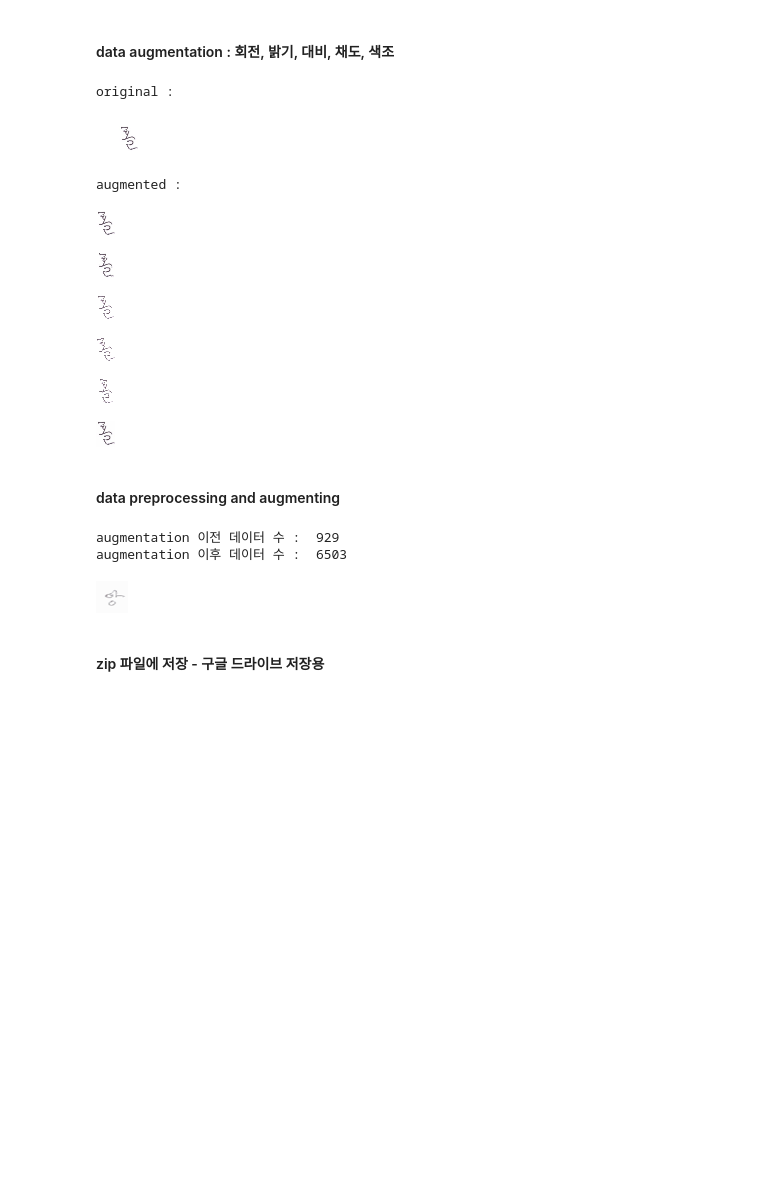
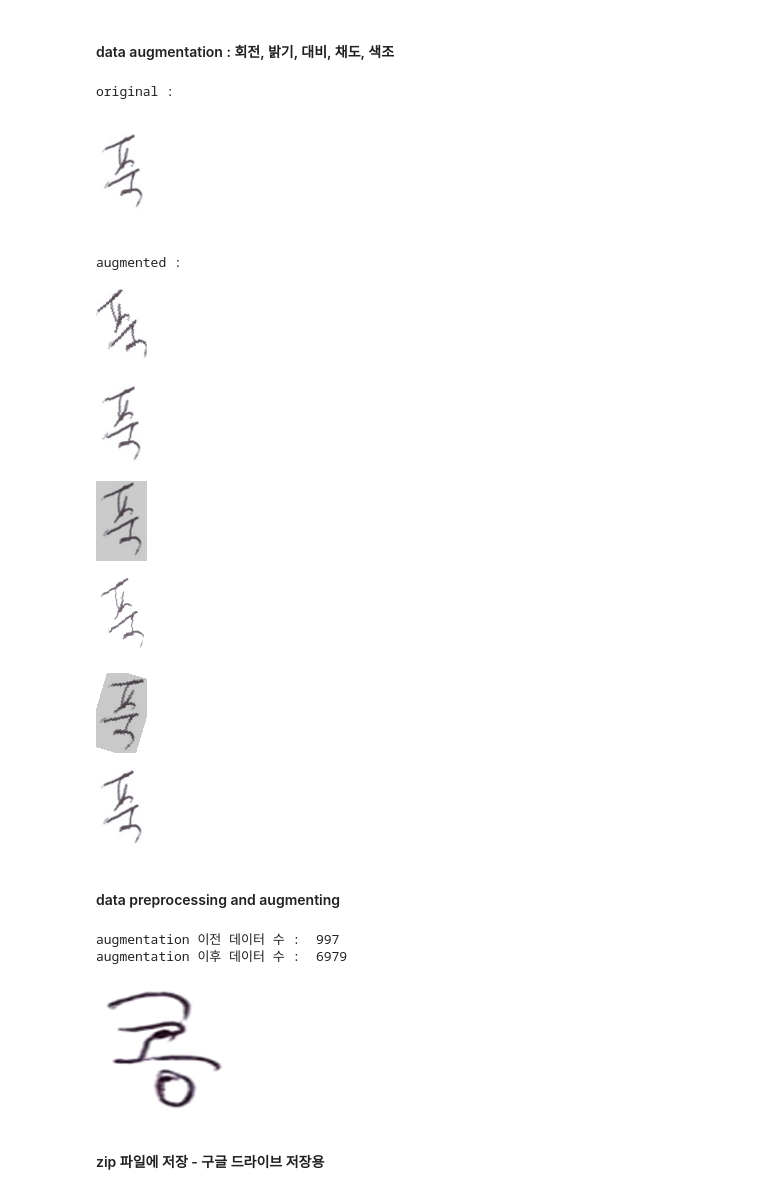
Before and after one commit to PILGI-Analog-To-Digital/Analog-PILGI-to-DIgital, a Jupyter notebook: GAN/myDataDataset.ipynb, the cells around one changed output. Cells and saved outputs as stored; diff of their text form; code cells hidden in the pictures; blank space fills up the shorter version.

```diff
--- a/GAN/myDataDataset.ipynb
+++ b/GAN/myDataDataset.ipynb
@@ -80,7 +80,7 @@ Archive:  /content/drive/Shareddrives/machine_learning_in_practice/Analog-PILGI-
 # %%
 from PIL import Image, ImageOps
 
-filePath = './data/myData/sprite_105.png'
+filePath = './data/myData/9_71.png'
 image=Image.open(filePath)
 image.load()
 imageSize = image.size
@@ -146,38 +146,38 @@ class RandomRotate(object):
 # %%
 from PIL import Image
 from torchvision import transforms
 
 rotate1 = RandomRotate(angle_range=(0, 20.0))
 rotate2 = RandomRotate(angle_range=(-20.0, 0))
 # 0.5 ~1.5 범위  밝기, 대비, 채도, 색조
 bright_aug = transforms.ColorJitter(brightness=0.3)
 
 rotate_bright_aug1 = transforms.Compose([bright_aug, rotate1])
 rotate_bright_aug2 = transforms.Compose([bright_aug, rotate2])
 
 contrast_aug = transforms.ColorJitter(contrast=0.5)
 
-samplePath = './data/myData/sprite_105.png'
+samplePath = './data/myData/9_71.png'
 sample = Image.open(samplePath)
 sample = sample.convert("RGB")
 print("original : ")
 display(sample)
 
 print("augmented : ")
 for i, transform_ in enumerate([rotate1, rotate2, bright_aug, rotate_bright_aug1, rotate_bright_aug2, contrast_aug]):
     # sample = Image.open(samplePath)
     transformed = transform_(cropped)
     display(transformed)
 # %% [output]
 original :
-[figure, old version]
+[figure, new version]
 augmented :
-[figure, old version]
+[figure, new version]
-[figure, old version]
+[figure, new version]
-[figure, old version]
+[figure, new version]
-[figure, old version]
+[figure, new version]
-[figure, old version]
+[figure, new version]
-[figure, old version]
+[figure, new version]
 # %% [markdown]
 #### data preprocessing and augmenting
 # %%
@@ -256,34 +256,32 @@ for filename in file_list_:
     imageBox = invert_im.getbbox()
     cropped=image.crop(imageBox)
 
+    # display(cropped)
+
     # 정사각형 꼴로 변환
     width , height = cropped.width, cropped.height
     size = width if width > height else height
     cropped = cropped.resize((size, size))
 
-    # padding
-    padding = 10
-    new_width = width + 2*padding
-    new_height = height + 2*padding
-    padded = Image.new(cropped.mode, (new_width, new_height), (255, 255, 255))
-    padded.paste(cropped, (padding, padding))
+    # display(cropped)
 
     # cropped 이미지 저장
-    padded.convert("RGB").resize((32,32)).save(savePath + '/' + filename)
+    cropped.convert("RGB").resize((128,128)).save(savePath + '/' + filename)
 
     for i, transform_ in enumerate([rotate1, rotate2, bright_aug, rotate_bright_aug1, rotate_bright_aug2, contrast_aug]):
-        transformed = transform_(padded).convert("RGB").resize((32,32))
+        transformed = transform_(cropped).convert("RGB").resize((128,128))
         # augmented 이미지 저장
         transformed.save(f"{savePath}/{i}_{filename}")
+
 
 path = '/content/data/augmentedData'
 file_list_ = os.listdir(path)
 print("augmentation 이후 데이터 수 : ", len(file_list_))
 display(transformed)
 # %% [output]
-augmentation 이전 데이터 수 :  929
-augmentation 이후 데이터 수 :  6503
+augmentation 이전 데이터 수 :  997
+augmentation 이후 데이터 수 :  6979
-[figure, old version]
+[figure, new version]
 # %% [markdown]
 #### zip 파일에 저장 - 구글 드라이브 저장용
 # %%
```
Also changed, not shown: parts of 8 cells of this notebook.
